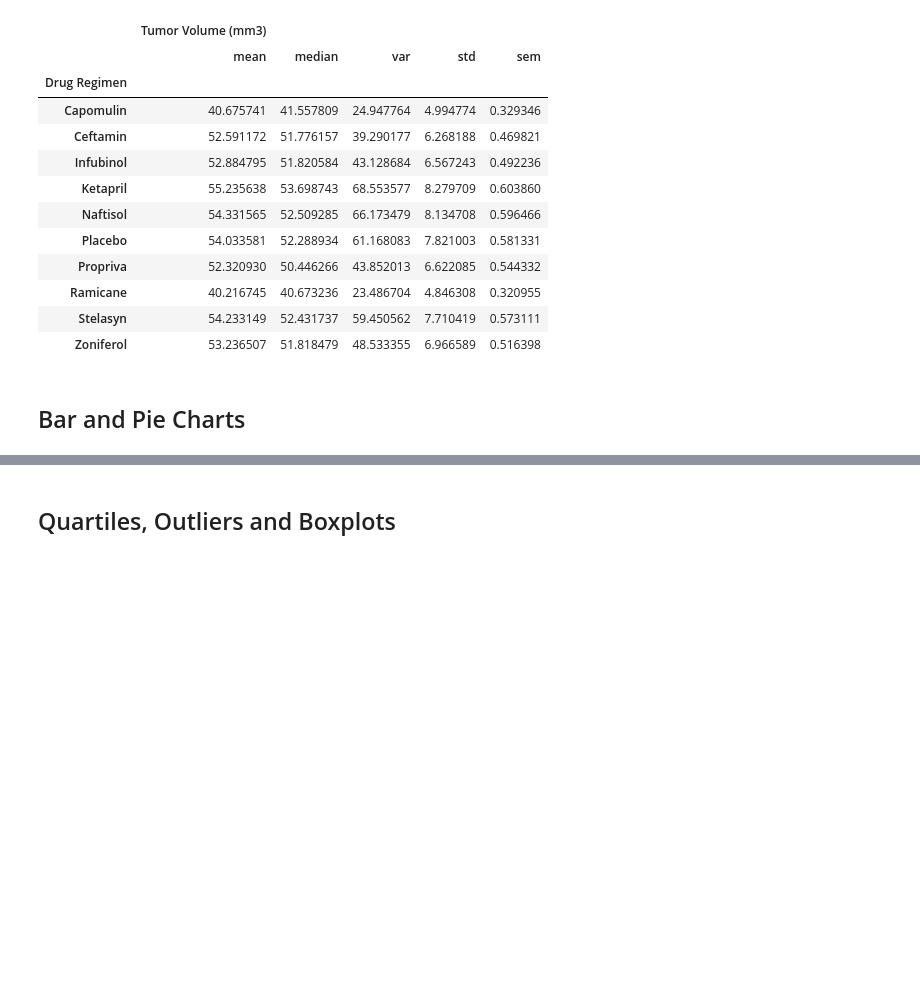
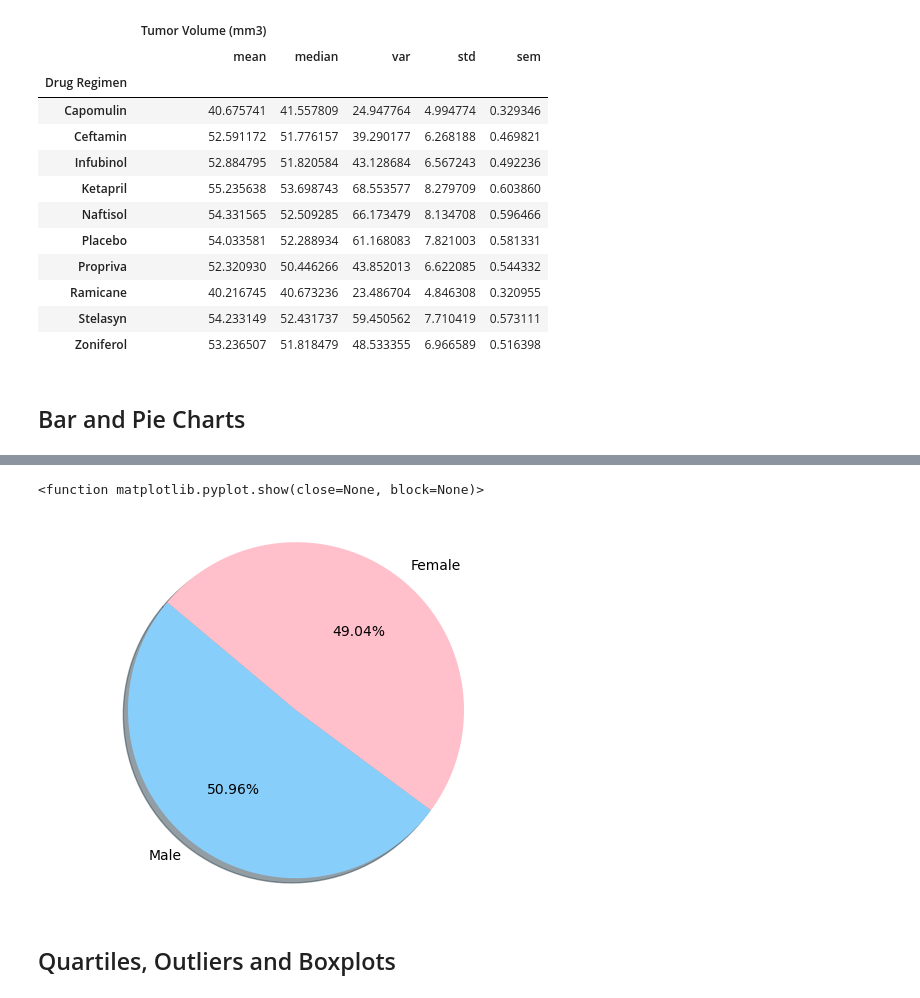
Before and after one commit to rosamp1/matpotlib-challenge, a Jupyter notebook: Pymaceuticals/pymaceuticals_starter.ipynb, the cells around one changed output, grey strips where cells are left out. Saved outputs shown, nothing was run; the diff lists cells and outputs as text; code cells hidden in the pictures; blank space fills up the shorter version.

```diff
--- a/Pymaceuticals/pymaceuticals_starter.ipynb
+++ b/Pymaceuticals/pymaceuticals_starter.ipynb
@@ -138,5 +167,15 @@ summary_aggregate
 # %%
 # Generate a pie plot showing the distribution of female versus male mice using pyplot
+labels = list(female_vs_male.index)
+colors =["lightskyblue","pink"]
+explode = (0,0)
+
+plt.pie(female_vs_male, explode=explode, labels=labels, colors = colors, autopct="%1.2f%%", shadow=True, startangle=140)
+plt.axis("equal")
+plt.show
+# %% [output]
+<function matplotlib.pyplot.show(close=None, block=None)>
+[figure, added]
 # %% [markdown]
 ## Quartiles, Outliers and Boxplots
 # %%
```
Also changed, not shown: parts of 21 cells of this notebook, 1 other file.
